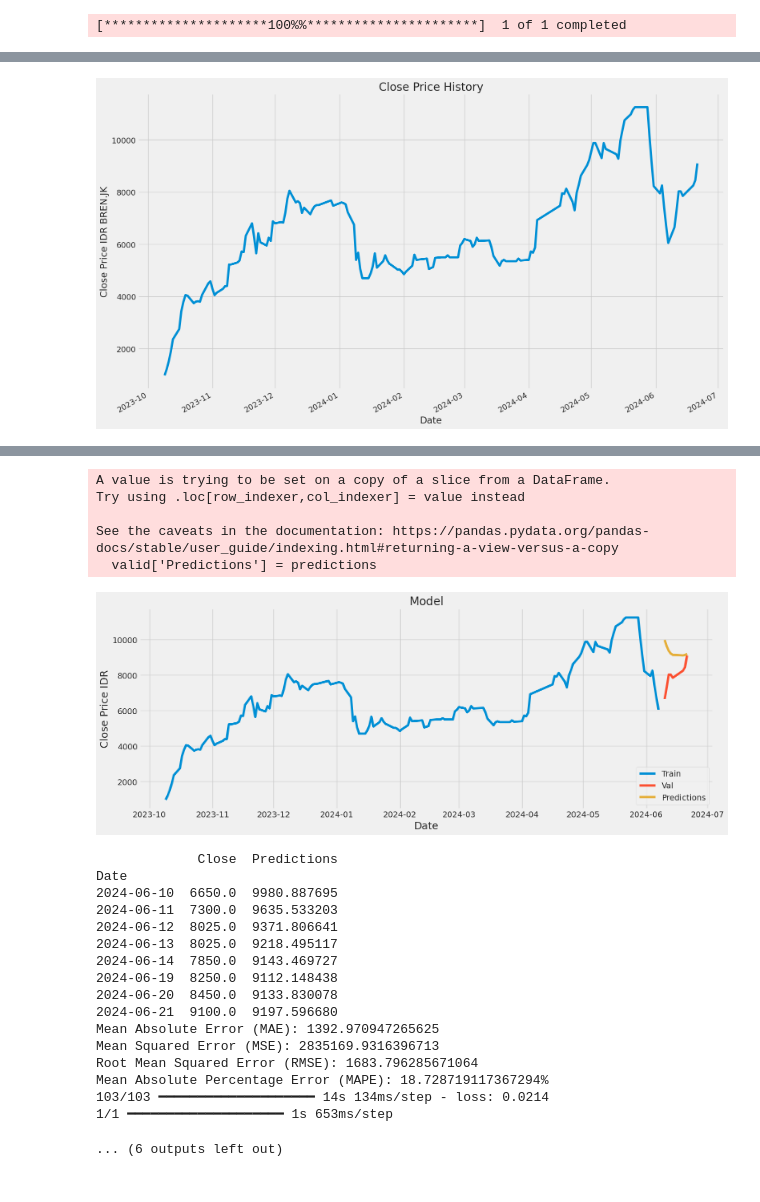
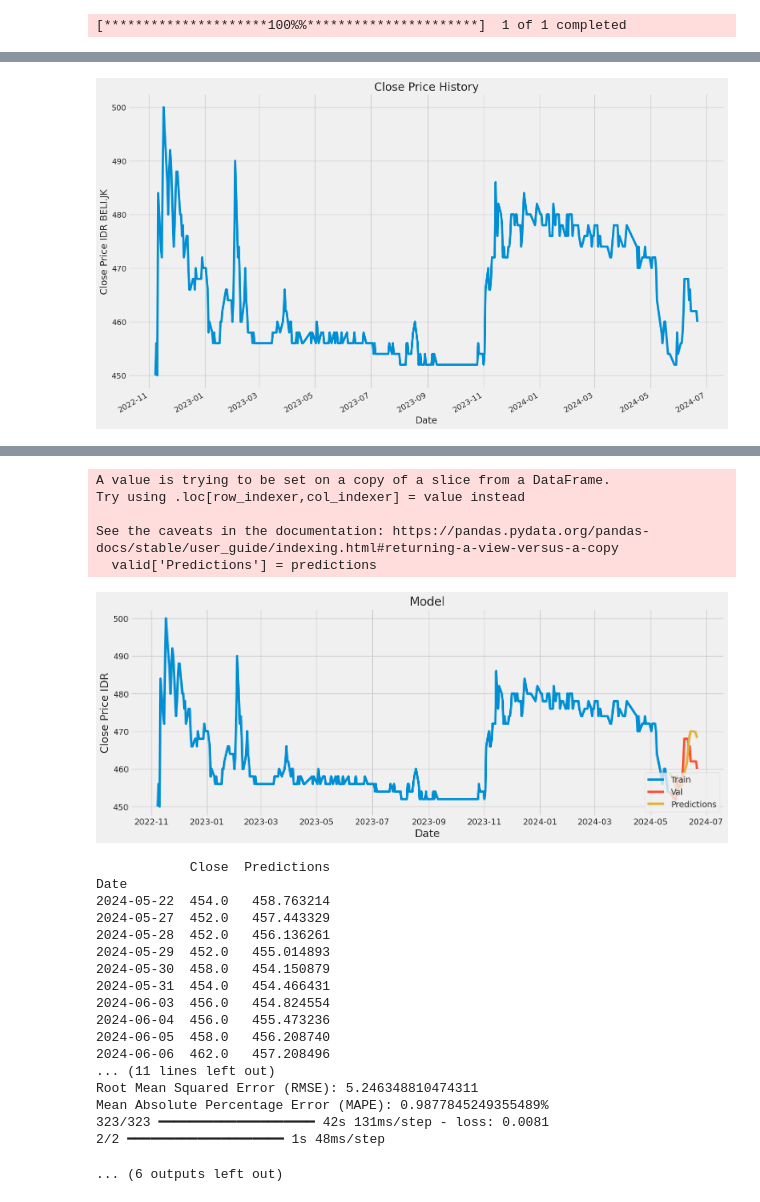
Before and after one commit to mahaputra971/prediksi-saham-lstm, a Jupyter notebook: lstmproject_final.ipynb, the cells around one changed output, grey strips where cells are left out. Saved outputs shown, nothing was run; the diff lists cells and outputs as text; code cells hidden in the pictures.

Commit message:
final lstm project, deployment soon

```diff
--- a/lstmproject_final.ipynb
+++ b/lstmproject_final.ipynb
@@ -38,13 +38,13 @@ engine = create_engine('mysql+pymysql://mahaputra971:mahaputra971@localhost:3306
 Session = sessionmaker(bind=engine)
 session = Session()
 
-# Stock data
-stock_data, stock_nama_data = get_issuer()
-company_name = stock_nama_data
+# # Stock data
+# stock_data, stock_nama_data = get_issuer()
+# company_name = stock_nama_data
 
-# stock_data = ['BREN.JK']
-# company_name = stock_data
-# stock_nama_data = company_name
+stock_data = ['BELI.JK']
+company_name = stock_data
+stock_nama_data = company_name
 
 def fetch_stock_data(stock_list, start, end):
     data = {stock: yf.download(stock, start, end) for stock in stock_list}
@@ -187,6 +187,7 @@ def predict_future(model, scaler, scaled_data, future_days):
     ##################################################
     print(f'Harga terendah: {min_price} pada tanggal {min_price_date.strftime("%Y-%m-%d")}')
     ##################################################
+    return max_price, min_price, max_price_date, min_price_date
 
 # Set up End and Start times for data grab
 end = datetime.now()
@@ -255,8 +256,9 @@ for stock, stock_nama in zip(stock_data, stock_nama_data):
     model.fit(x_train_full, y_train_full, batch_size=1, epochs=1)
 
     # # Predicting future prices with retrained model
-    predict_future(model, scaler, scaled_data, future_prediction_period)
+    max_price, min_price, max_price_date, min_price_date = predict_future(model, scaler, scaled_data, future_prediction_period)
     ##################################################
+    #BUAT LOGIC UNTUK TAMBAHIN KE DATABASE
 
     #id for fk in insert
     stock_id = get_emiten_id(stock, 'tb_emiten')
@@ -334,6 +336,18 @@ for stock, stock_nama in zip(stock_data, stock_nama_data):
     # current_ichimoku_data['id_emiten'] = stock_id
     # insert_data_analyst('tb_ichimoku_status', current_ichimoku_data)
 
+    # Save data to table 'tb_prediction_lstm'
+    max_price, min_price, max_price_date, min_price_date
+    data_prediction_lstm = {
+        'id_emiten': stock_id,
+        'max_price' : max_price,
+        'min_price' : min_price,
+        'max_price_date' : max_price_date.strftime("%Y-%m-%d"),
+        'min_price_date' : min_price_date.strftime("%Y-%m-%d"),
+        'date' : datetime.now().strftime("%Y-%m-%d")
+    }
+    insert_data_analyst('tb_prediction_lstm', data_prediction_lstm)
+
     # Save data to table 'tb_lstm_summarry'
     date_save = datetime.now().strftime("%Y-%m-%d")
     img_closing_price = Image.open(f'picture/adj_closing_price/{stock}.png')
@@ -342,7 +356,7 @@ for stock, stock_nama in zip(stock_data, stock_nama_data):
     img_comparation = Image.open(f'picture/accuracy/{stock}.png')
     img_prediction = Image.open(f'picture/prediction/{stock}.png')
     img_ichimoku_cloud = Image.open(f'ichimokuproject/image/plot_IC_{stock}.png')
-    data = {
+    data_summary = {
         'id_emiten': stock_id,
         'pic_closing_price': img_closing_price,
         'pic_sales_volume': img_sales_volume,
@@ -352,5 +366,5 @@ for stock, stock_nama in zip(stock_data, stock_nama_data):
         'pic_ichimoku_cloud' : img_ichimoku_cloud,
         'render_date': date_save
     }
-    insert_data_analyst('tb_summary', data)
+    insert_data_analyst('tb_summary', data_summary)
 # %% [output]
@@ -386 +400 @@ Date
-[figure, old version]
+[figure, new version]
@@ -389,25 +403,26 @@ Date
 A value is trying to be set on a copy of a slice from a DataFrame.
 Try using .loc[row_indexer,col_indexer] = value instead
 
 See the caveats in the documentation: https://pandas.pydata.org/pandas-docs/stable/user_guide/indexing.html#returning-a-view-versus-a-copy
   valid['Predictions'] = predictions
-[figure, old version]
+[figure, new version]
-             Close  Predictions
+            Close  Predictions
 Date
-2024-06-10  6650.0  9980.887695
-2024-06-11  7300.0  9635.533203
-2024-06-12  8025.0  9371.806641
-2024-06-13  8025.0  9218.495117
-2024-06-14  7850.0  9143.469727
-2024-06-19  8250.0  9112.148438
-2024-06-20  8450.0  9133.830078
-2024-06-21  9100.0  9197.596680
-Mean Absolute Error (MAE): 1392.970947265625
-Mean Squared Error (MSE): 2835169.9316396713
-Root Mean Squared Error (RMSE): 1683.796285671064
-Mean Absolute Percentage Error (MAPE): 18.728719117367294%
-103/103 ━━━━━━━━━━━━━━━━━━━━ 14s 134ms/step - loss: 0.0214
-1/1 ━━━━━━━━━━━━━━━━━━━━ 1s 653ms/step
+2024-05-22  454.0   458.763214
+2024-05-27  452.0   457.443329
+2024-05-28  452.0   456.136261
+2024-05-29  452.0   455.014893
+2024-05-30  458.0   454.150879
+2024-05-31  454.0   454.466431
+2024-06-03  456.0   454.824554
+2024-06-04  456.0   455.473236
+2024-06-05  458.0   456.208740
+2024-06-06  462.0   457.208496
+... (11 lines left out)
+Root Mean Squared Error (RMSE): 5.246348810474311
+Mean Absolute Percentage Error (MAPE): 0.9877845249355489%
+323/323 ━━━━━━━━━━━━━━━━━━━━ 42s 131ms/step - loss: 0.0081
+2/2 ━━━━━━━━━━━━━━━━━━━━ 1s 48ms/step
 ... (6 outputs left out)
 # %%
 from sql import show_specific_tables, truncate_tables
```
Also changed, not shown: parts of 3 cells of this notebook.
